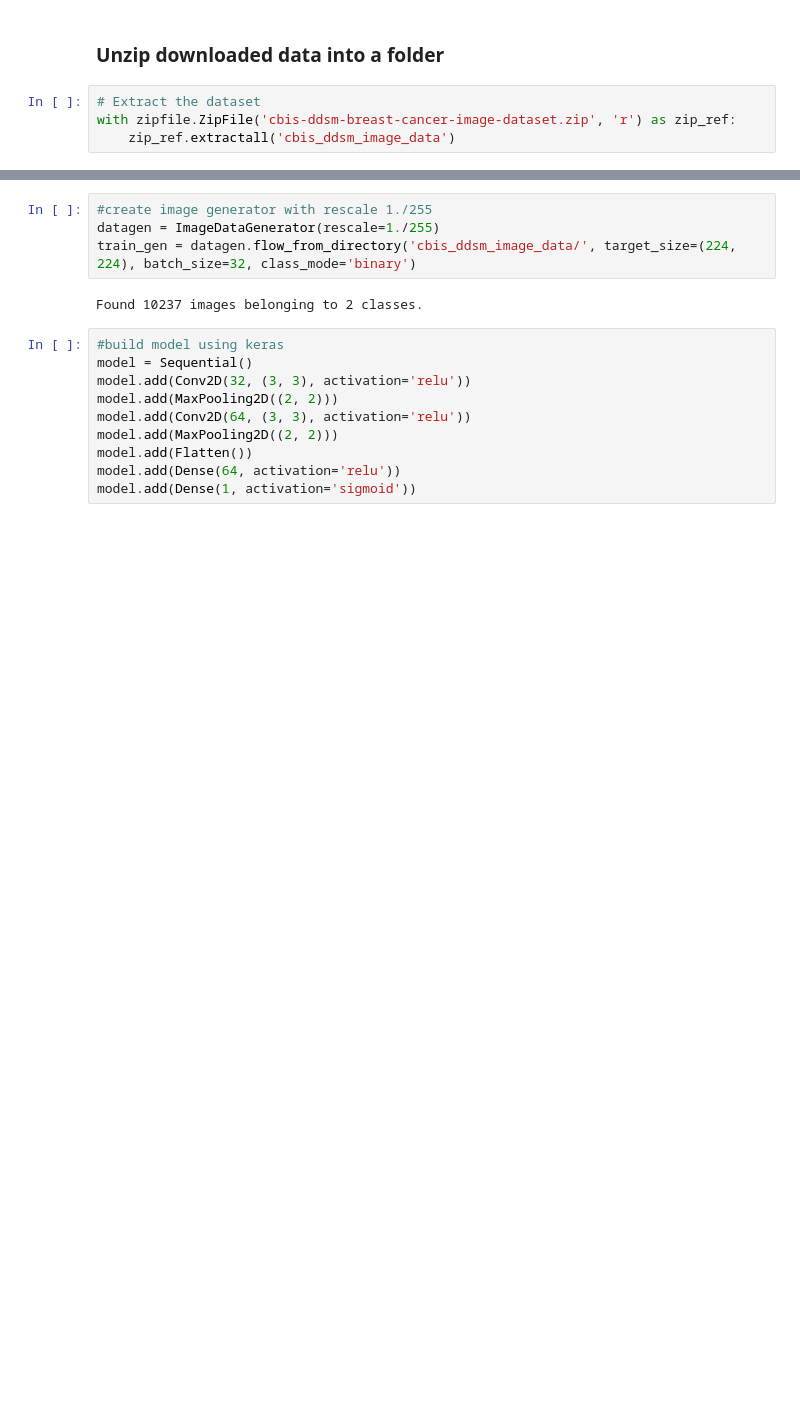
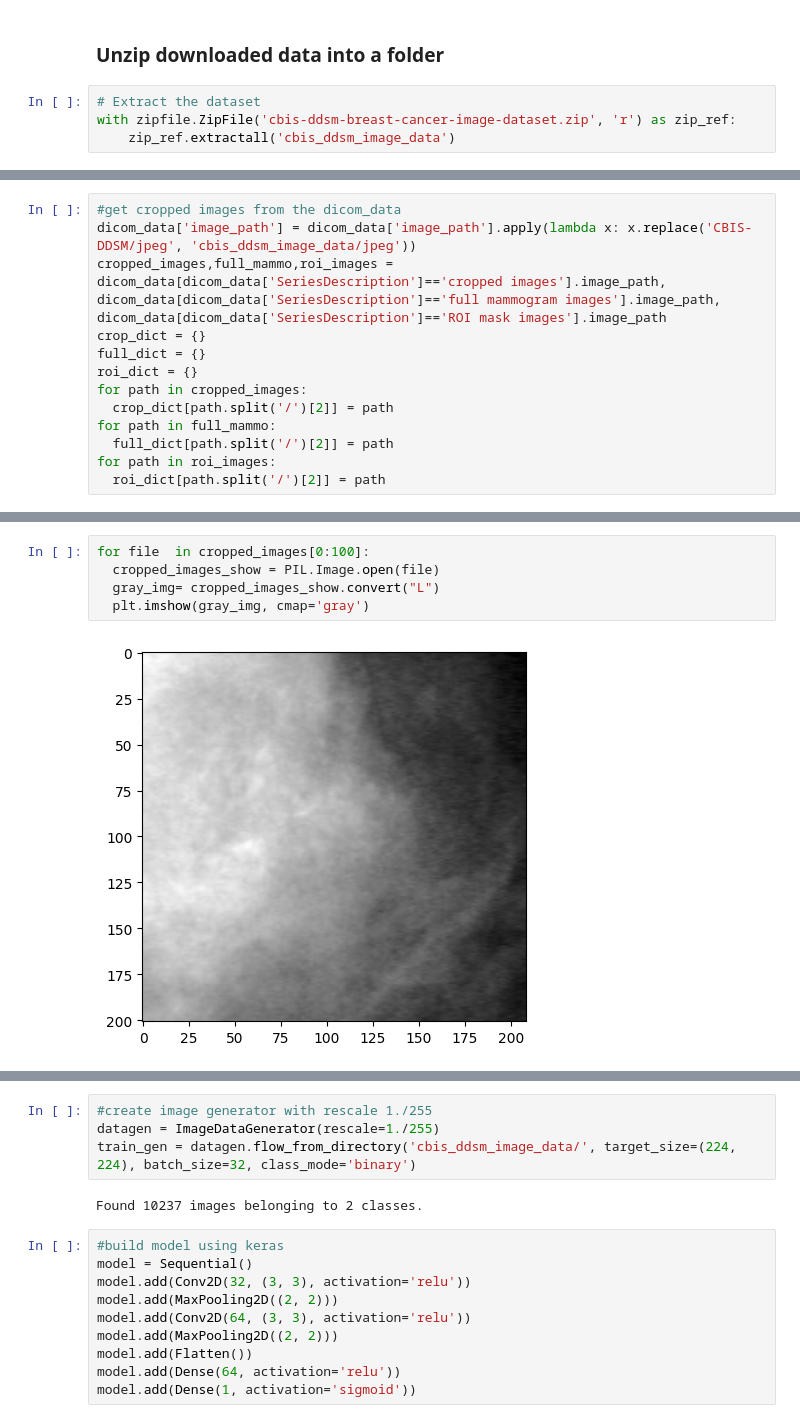
Before and after one commit to purnachand1186/Breast_Cancer_Analysis_ML, a Jupyter notebook: 2_Evaluation_ML_Breast_Cancer.ipynb, the cells around one changed output, grey strips where cells are left out. Saved outputs shown, nothing was run; the diff lists cells and outputs as text; blank space fills up the shorter version.

```diff
--- a/2_Evaluation_ML_Breast_Cancer.ipynb
+++ b/2_Evaluation_ML_Breast_Cancer.ipynb
@@ -396,0 +530,13 @@ with zipfile.ZipFile('cbis-ddsm-breast-cancer-image-dataset.zip', 'r') as zip_re
+# %%
+#get cropped images from the dicom_data
+dicom_data['image_path'] = dicom_data['image_path'].apply(lambda x: x.replace('CBIS-DDSM/jpeg', 'cbis_ddsm_image_data/jpeg'))
+cropped_images,full_mammo,roi_images = dicom_data[dicom_data['SeriesDescription']=='cropped images'].image_path, dicom_data[dicom_data['SeriesDescription']=='full mammogram images'].image_path, dicom_data[dicom_data['SeriesDescription']=='ROI mask images'].image_path
+crop_dict = {}
+full_dict = {}
+roi_dict = {}
+for path in cropped_images:
+  crop_dict[path.split('/')[2]] = path
+for path in full_mammo:
+  full_dict[path.split('/')[2]] = path
+for path in roi_images:
+  roi_dict[path.split('/')[2]] = path
@@ -396,0 +563,7 @@ with zipfile.ZipFile('cbis-ddsm-breast-cancer-image-dataset.zip', 'r') as zip_re
+# %%
+for file  in cropped_images[0:100]:
+  cropped_images_show = PIL.Image.open(file)
+  gray_img= cropped_images_show.convert("L")
+  plt.imshow(gray_img, cmap='gray')
+# %% [output]
+[figure, added]
```
Also changed, not shown: parts of 33 cells of this notebook.
